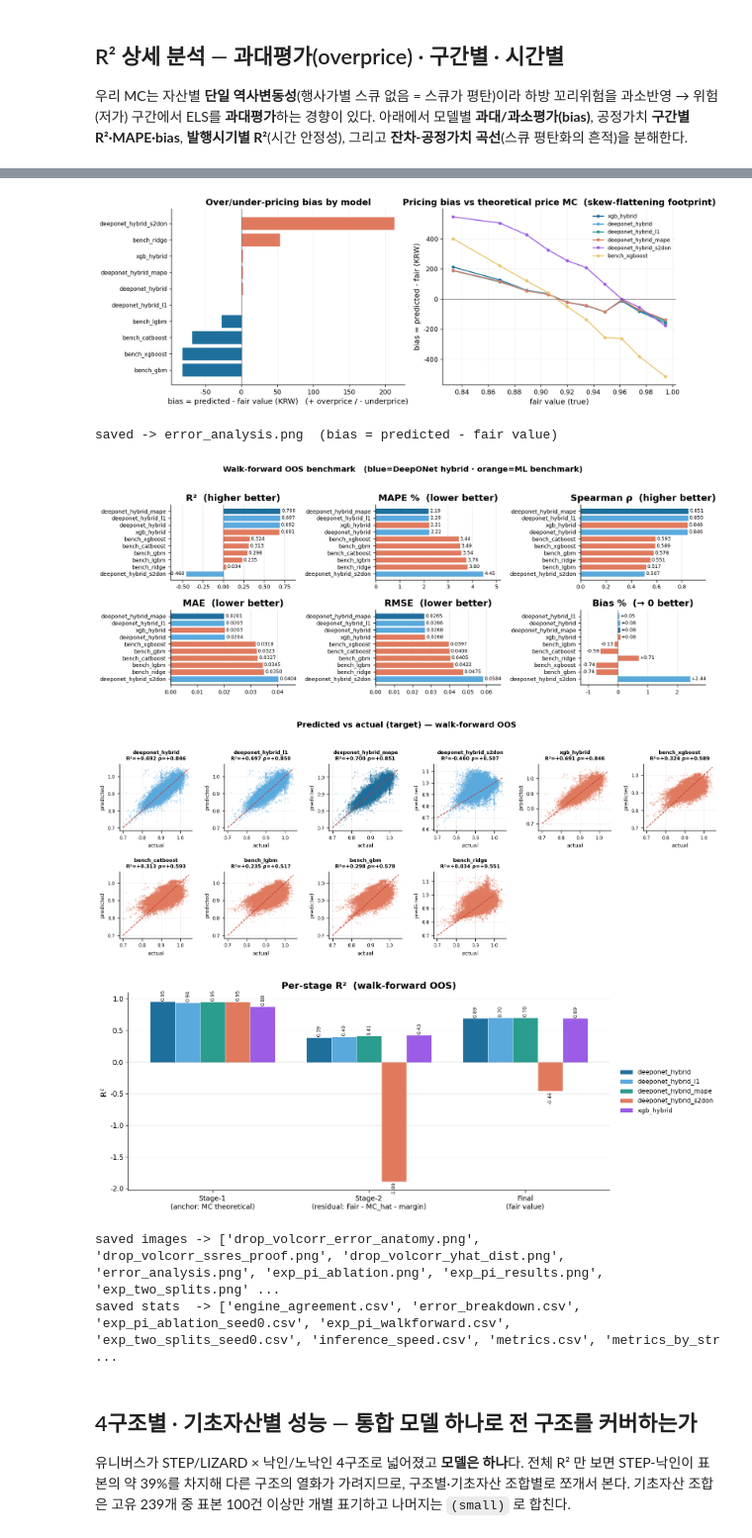
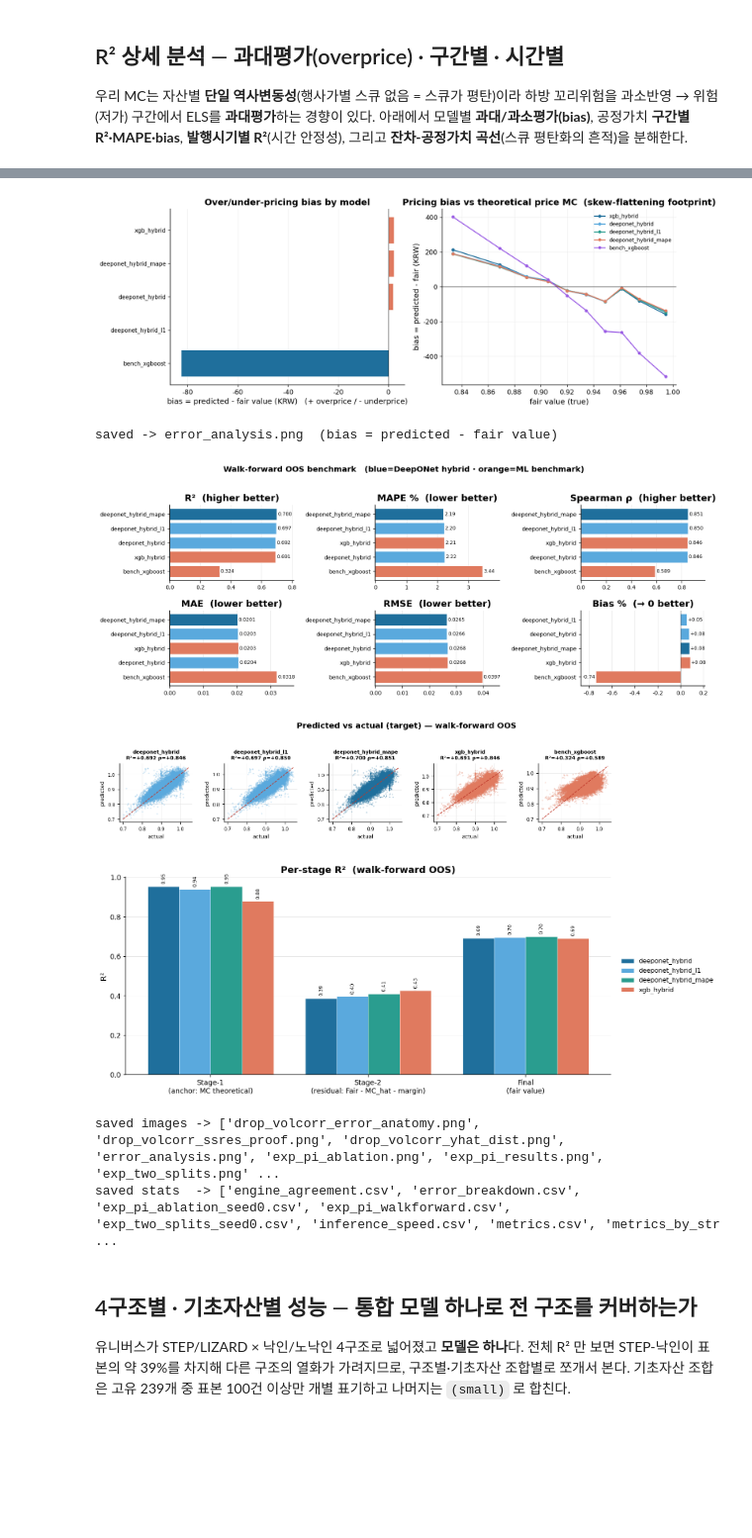
Before and after one commit to JUHWANKIM-ai/PI-DeepONet-ELS, a Jupyter notebook: 3_evaluate.ipynb, the cells around one changed output, grey strips where cells are left out. Shown at 99% size. Cells and saved outputs as stored; diff of their text form; code cells hidden in the pictures; blank space fills up the shorter version.

```diff
--- a/3_evaluate.ipynb
+++ b/3_evaluate.ipynb
@@ -20,5 +20,11 @@ cfg = utils.load_config()
 D = data.load(cfg)
 preds = infer.predict_all_from_weights(D, cfg)
 print("predicted from saved weights:", list(preds.keys()))
+
+# 표시 대상 축소: tabular 벤치마크는 XGBoost 만, DeepONet stage-2 변형(s2don)은 제외.
+# (2_run 은 계속 전부 학습·저장하므로 아래 목록만 지우면 다시 나온다)
+DROP = ["bench_ridge", "bench_gbm", "bench_lgbm", "bench_catboost", "deeponet_hybrid_s2don"]
+preds = {k: v for k, v in preds.items() if k not in DROP}
+print("표시 모델:", list(preds.keys()))
 # %% [output]
 predicted from saved weights: ['bench_ridge', 'bench_gbm', 'bench_lgbm', 'bench_xgboost', 'bench_catboost', 'deeponet_hybrid', 'deeponet_hybrid_l1', 'deeponet_hybrid_mape', 'deeponet_hybrid_s2don', 'x ...
@@ -99,7 +95,7 @@ deeponet_hybrid_s2don -0.46   4.45       65.59  212.910004   469.910004    277.0
 # %%
 # 공정가치 구간별 · 발행시기별 R² 분해 (핵심 모델)
 KEY = [m for m in ["xgb_hybrid", "deeponet_hybrid", "deeponet_hybrid_l1", "deeponet_hybrid_mape",
-                   "deeponet_hybrid_s2don", "bench_xgboost"] if m in preds]
+                   "bench_xgboost"] if m in preds]
 fair = base["y_true"].values; ordv = base["isu_ord"].values
 q = np.quantile(fair, [1/3, 2/3])
 seg = np.where(fair <= q[0], "low(위험/저가)", np.where(fair <= q[1], "mid", "high(안전/고가)"))
@@ -165,35 +161,30 @@ fig.tight_layout()
 fig.savefig(fm.image("error_analysis"), dpi=400, bbox_inches="tight", transparent=True); plt.show()
 print("saved -> error_analysis.png  (bias = predicted - fair value)")
 # %% [output]
-[figure, old version]
+[figure, new version]
 saved -> error_analysis.png  (bias = predicted - fair value)
 # %%
 # 그림 저장 + 표시
 ORDER = [
     "deeponet_hybrid",
     "deeponet_hybrid_l1",
     "deeponet_hybrid_mape",
-    "deeponet_hybrid_s2don",
     "xgb_hybrid",
     "bench_xgboost",
-    "bench_catboost",
-    "bench_lgbm",
-    "bench_gbm",
-    "bench_ridge",
 ]
 order = [m for m in ORDER if m in scat] + [m for m in scat if m not in ORDER]
 
 plot.metric_bars(mt, fm.image("metric_bars"))
 plot.scatter_grid(scat, order=order, path=fm.image("scatter_grid"))
 if len(sdf):
     plot.stage_r2_bar(sdf, fm.image("stage_r2"))
 plt.show()
 print("saved images ->", [p.name for p in sorted(fm.IMAGE.glob("*.png"))])
 print("saved stats  ->", [p.name for p in sorted(fm.STAT.glob("*.csv"))])
 # %% [output]
-[figure, old version]
+[figure, new version]
-[figure, old version]
+[figure, new version]
-[figure, old version]
+[figure, new version]
 saved images -> ['drop_volcorr_error_anatomy.png', 'drop_volcorr_ssres_proof.png', 'drop_volcorr_yhat_dist.png', 'error_analysis.png', 'exp_pi_ablation.png', 'exp_pi_results.png', 'exp_two_splits.png' ...
 saved stats  -> ['engine_agreement.csv', 'error_breakdown.csv', 'exp_pi_ablation_seed0.csv', 'exp_pi_walkforward.csv', 'exp_two_splits_seed0.csv', 'inference_speed.csv', 'metrics.csv', 'metrics_by_str ...
 # %% [markdown]
```
Also changed, not shown: parts of 7 cells of this notebook.
